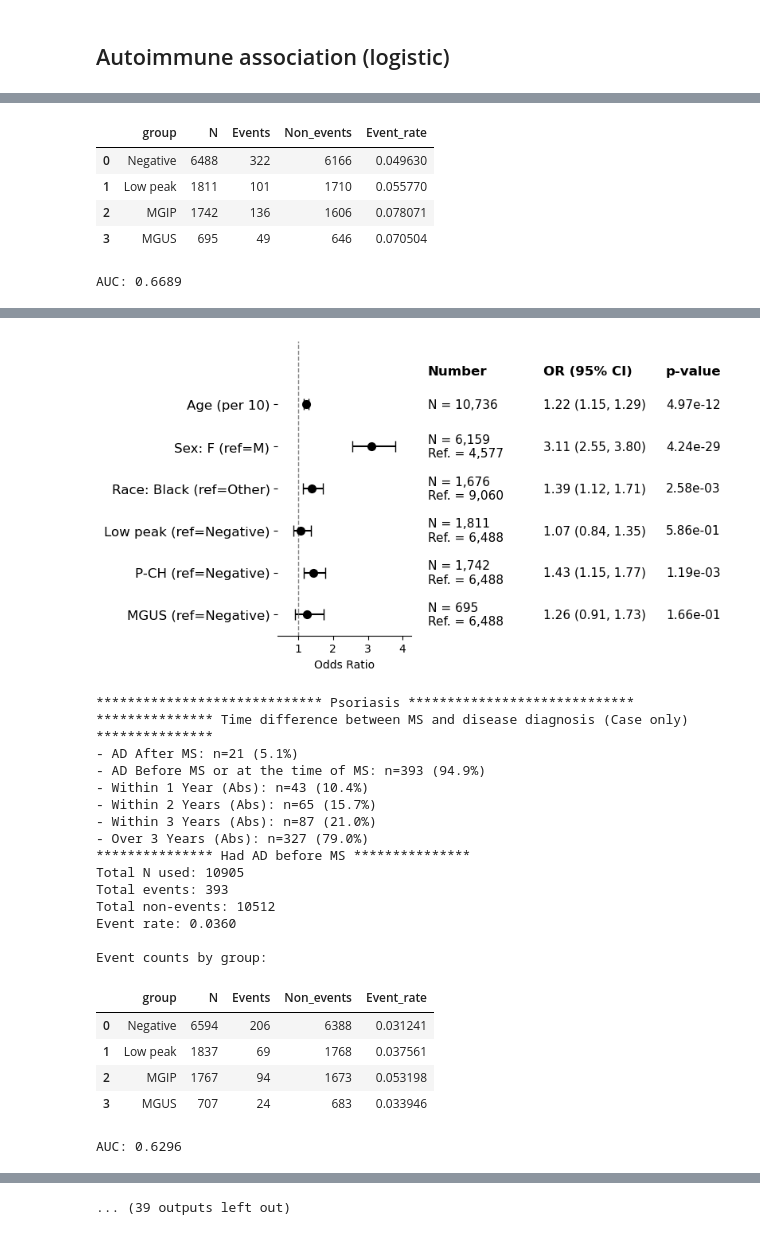
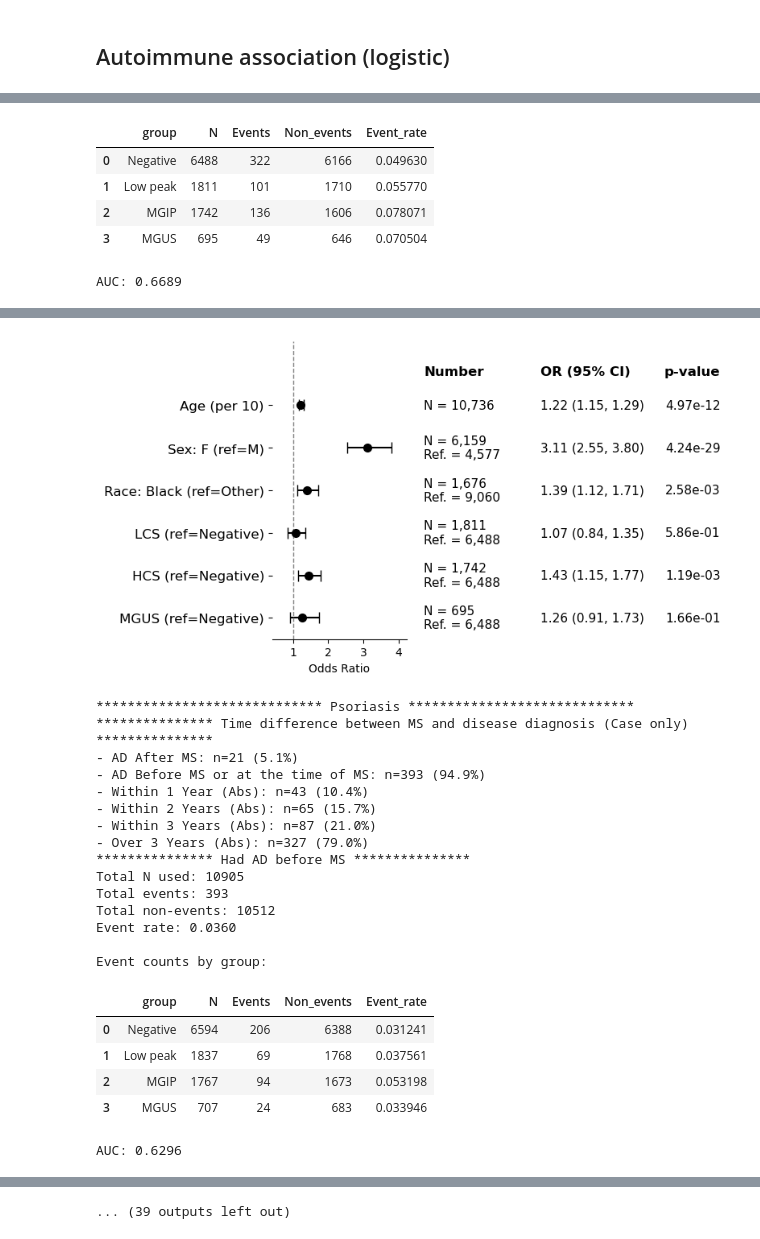
Before and after one commit to ghobriallab/mgip-clonal-bcell-evolution, a Jupyter notebook: 03.Clinical_analysis_MGB/notebook.ipynb, the cells around one changed output, grey strips where cells are left out. Drawn from its saved outputs; the diff is of its cells as text; code cells hidden in the pictures.

```diff
--- a/03.Clinical_analysis_MGB/notebook.ipynb
+++ b/03.Clinical_analysis_MGB/notebook.ipynb
@@ -1849,6 +1858,11 @@ from tableone import TableOne
 import re
 import warnings
 warnings.filterwarnings('ignore')
+
+old_high = 'MGIP'
+new_high = 'HCS'
+old_low = 'Low peak'
+new_low = 'LCS'
 
 df = pd.read_csv('../data/MGB_ms.csv', sep=",")
 
@@ -2090,15 +2104,9 @@ for outcome in subset_list:
                                    }
 
                 rename_dict = {
-                                'group: Low peak (ref=Negative)' : 'Low peak (ref=Negative)',
-                                'group: MGIP (ref=Negative)' : 'P-CH (ref=Negative)',
+                                f'group: {old_low} (ref=Negative)' : f'{new_low} (ref=Negative)',
+                                f'group: {old_high} (ref=Negative)' : f'{new_high} (ref=Negative)',
                                 'group: MGUS (ref=Negative)' : 'MGUS (ref=Negative)',
-                                'group: IgG_MGIP (ref=Negative)' : 'IgG P-CH (ref=Negative)',
-                                'group: IgA_MGIP (ref=Negative)' : 'IgA P-CH (ref=Negative)',
-                                'group: IgM_MGIP (ref=Negative)' : 'IgM P-CH (ref=Negative)',
-                                'group: IgG_MGUS (ref=Negative)' : 'IgG MGUS (ref=Negative)',
-                                'group: IgA_MGUS (ref=Negative)' : 'IgA MGUS (ref=Negative)',
-                                'group: IgM_MGUS (ref=Negative)' : 'IgM MGUS (ref=Negative)',
                                 'Race_binary: Black (ref=non-Black)' : 'Race: Black (ref=Other)',
 
                               }
@@ -2108,15 +2116,9 @@ for outcome in subset_list:
                     'Sex: F (ref=M)',
                     'BMI (per 10)',
                     'Race: Black (ref=Other)',
-                    'Low peak (ref=Negative)',
-                    'P-CH (ref=Negative)',
-                    'IgG P-CH (ref=Negative)',
-                    'IgA P-CH (ref=Negative)',
-                    'IgM P-CH (ref=Negative)',
+                    f'{new_low} (ref=Negative)',
+                    f'{new_high} (ref=Negative)',
                     'MGUS (ref=Negative)',
-                    'IgG MGUS (ref=Negative)',
-                    'IgA MGUS (ref=Negative)',
-                    'IgM MGUS (ref=Negative)',
                 ]
 
                 outcome_save_name = re.sub(r'[/ ]', '_', outcome)
@@ -2167,34 +2169,34 @@ for outcome in subset_list:
 | Celiac Disease | 173 | 10926 | 1.6 |
 ***************************** Rheumatoid Arthritis *****************************
 *************** Time difference between MS and disease diagnosis (Case only) ***************
 - AD After MS: n=190 (23.8%)
 - AD Before MS or at the time of MS: n=608 (76.2%)
 - Within 1 Year (Abs): n=160 (20.1%)
 - Within 2 Years (Abs): n=242 (30.3%)
 - Within 3 Years (Abs): n=310 (38.8%)
 - Over 3 Years (Abs): n=488 (61.2%)
 *************** Had AD before MS ***************
 Total N used: 10736
 Total events: 608
 Total non-events: 10128
 Event rate: 0.0566
 
 Event counts by group:
 |  | group | N | Events | Non_events | Event_rate |
 | 0 | Negative | 6488 | 322 | 6166 | 0.049630 |
 | 1 | Low peak | 1811 | 101 | 1710 | 0.055770 |
 | 2 | MGIP | 1742 | 136 | 1606 | 0.078071 |
 | 3 | MGUS | 695 | 49 | 646 | 0.070504 |
 AUC: 0.6689
 |  | N_used_ref | N_used | OR | L_CI | U_CI | p_value | OR (95% CI) |
 | Intercept | NaN | 10736 | 0.008074 | 0.005562 | 0.011720 | 9.48e-142 | 0.01 (0.01, 0.01) |
 | Sex: F (ref=M) | 4577.0 | 6159 | 3.114132 | 2.552569 | 3.799239 | 4.24e-29 | 3.11 (2.55, 3.80) |
 | group: Low peak (ref=Negative) | 6488.0 | 1811 | 1.067157 | 0.844492 | 1.348532 | 5.86e-01 | 1.07 (0.84, 1.35) |
 | group: MGIP (ref=Negative) | 6488.0 | 1742 | 1.428750 | 1.151400 | 1.772907 | 1.19e-03 | 1.43 (1.15, 1.77) |
 | group: MGUS (ref=Negative) | 6488.0 | 695 | 1.255712 | 0.909868 | 1.733014 | 1.66e-01 | 1.26 (0.91, 1.73) |
 | Race_binary: Black (ref=non-Black) | 9060.0 | 1676 | 1.385397 | 1.120779 | 1.712490 | 2.58e-03 | 1.39 (1.12, 1.71) |
 | Age (per 10) | NaN | 10736 | 1.220997 | 1.153735 | 1.292180 | 4.97e-12 | 1.22 (1.15, 1.29) |
-[figure, old version]
+[figure, new version]
 ***************************** Psoriasis *****************************
 *************** Time difference between MS and disease diagnosis (Case only) ***************
 - AD After MS: n=21 (5.1%)
```
Also changed, not shown: parts of 4 cells of this notebook, 23 other files.
